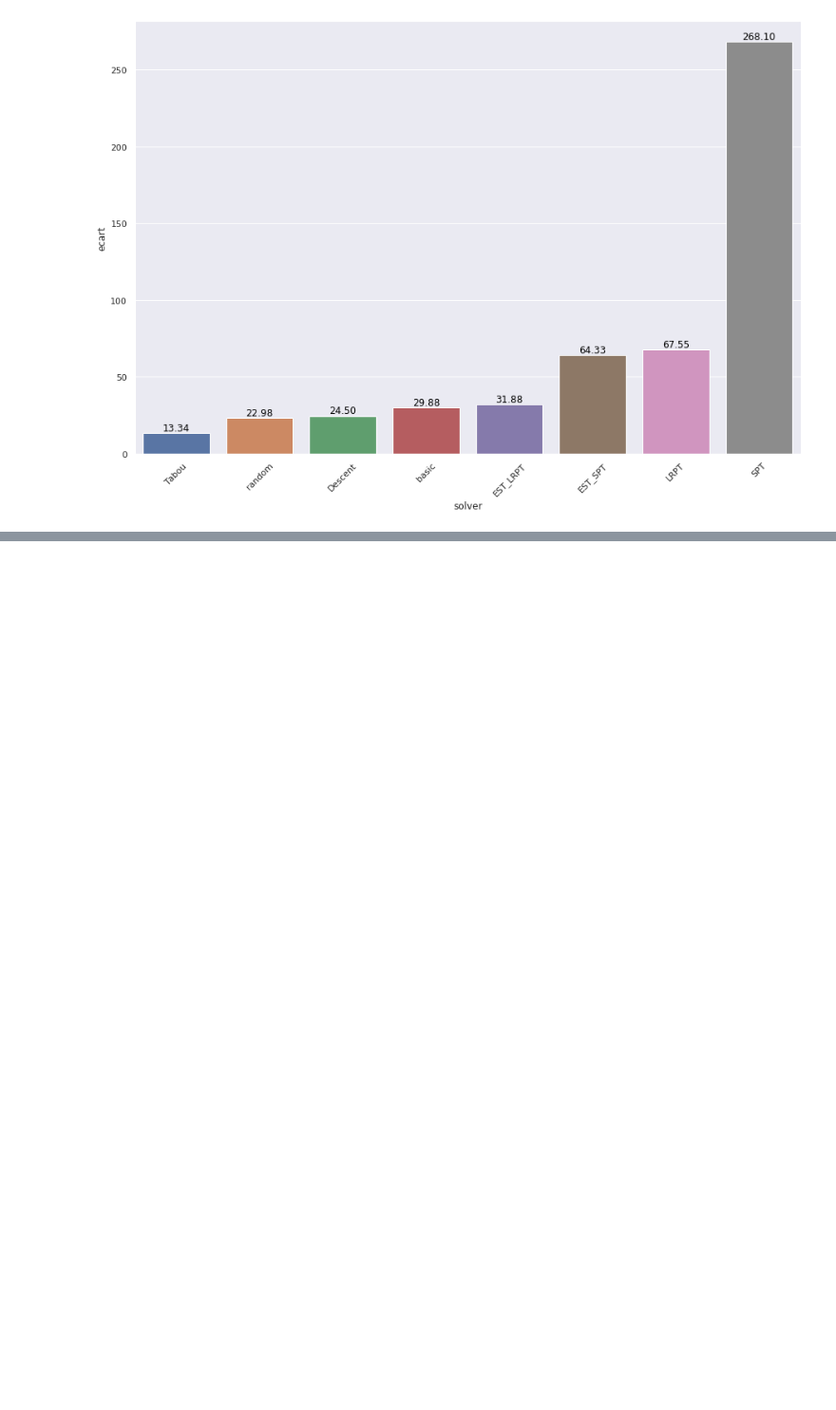
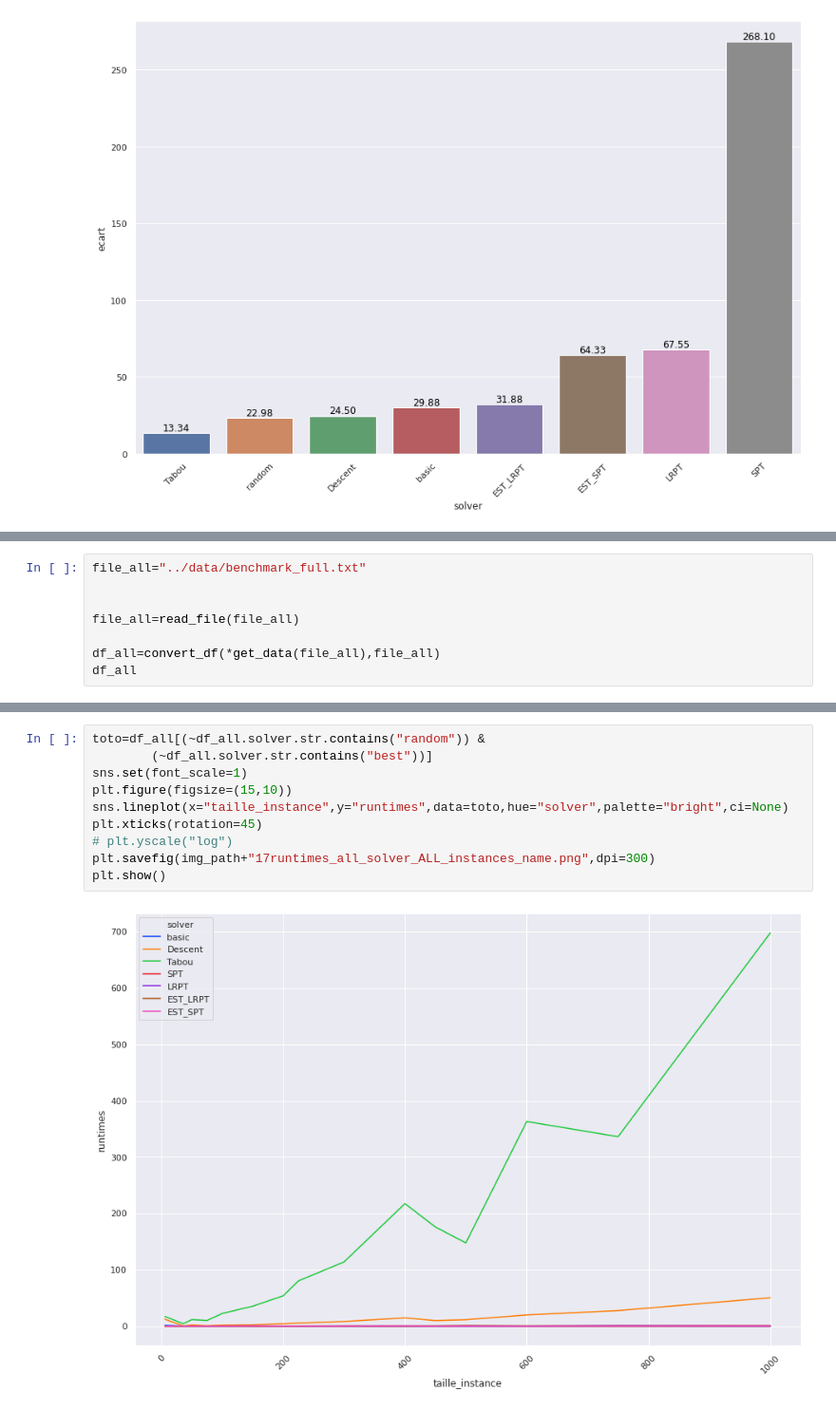
Before and after one commit to PremBamrung/metaheuristique, a Jupyter notebook: notebook/Benchmark.ipynb, the cells around one changed output, grey strips where cells are left out. Shown at 95% size. Cells and saved outputs as stored; diff of their text form; blank space fills up the shorter version.

Commit message:
adding all instances plot, set descent to est_lrpt

```diff
--- a/notebook/Benchmark.ipynb
+++ b/notebook/Benchmark.ipynb
@@ -604,0 +609,8 @@ plt.show()
+# %%
+file_all="../data/benchmark_full.txt"
+
+
+file_all=read_file(file_all)
+
+df_all=convert_df(*get_data(file_all),file_all)
+df_all
@@ -604,0 +636,12 @@ plt.show()
+# %%
+toto=df_all[(~df_all.solver.str.contains("random")) &
+        (~df_all.solver.str.contains("best"))]
+sns.set(font_scale=1)
+plt.figure(figsize=(15,10))
+sns.lineplot(x="taille_instance",y="runtimes",data=toto,hue="solver",palette="bright",ci=None)
+plt.xticks(rotation=45)
+# plt.yscale("log")
+plt.savefig(img_path+"17runtimes_all_solver_ALL_instances_name.png",dpi=300)
+plt.show()
+# %% [output]
+[figure, added]
```
Also changed, not shown: parts of 6 cells of this notebook, 15 other files.
